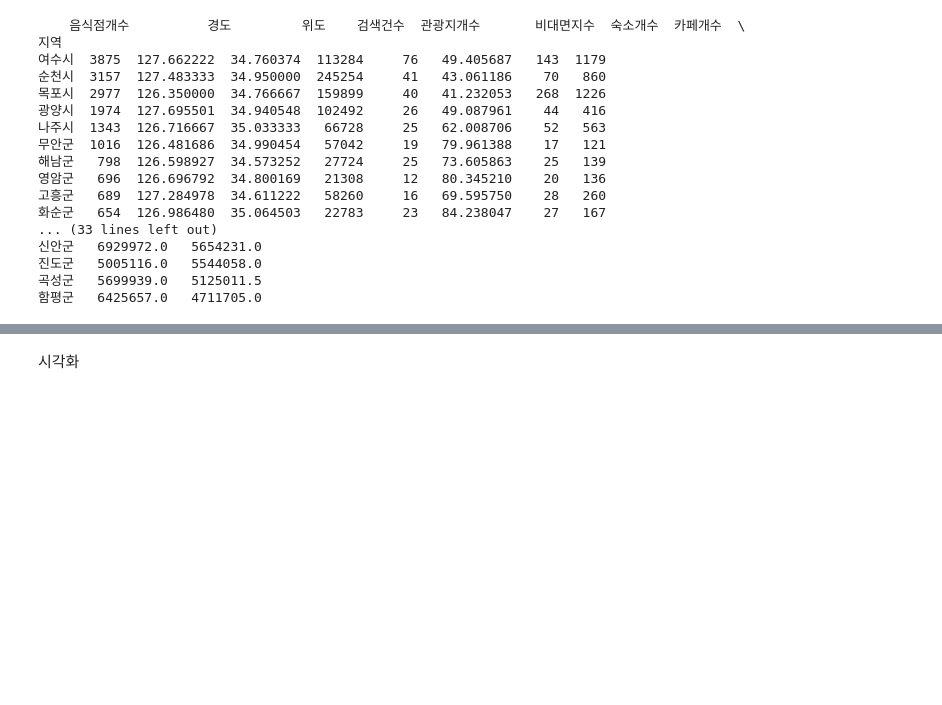
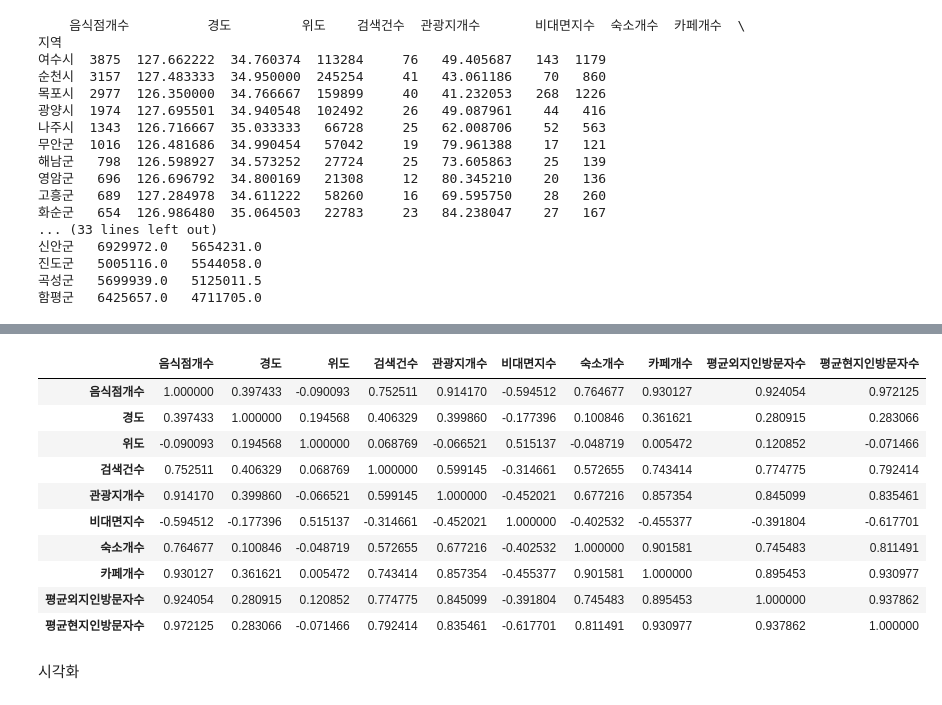
Before and after one commit to sheershay/ise-sr-project, a Jupyter notebook: clustering/clustering.ipynb, the cells around one changed output, grey strips where cells are left out. Cells and saved outputs as stored; diff of their text form; code cells hidden in the pictures; blank space fills up the shorter version.

```diff
--- a/clustering/clustering.ipynb
+++ b/clustering/clustering.ipynb
@@ -360,3 +294,19 @@ sns.pairplot(tour_corr)
+# %%
+tour_df.corr()
+#외지인방문자: 현지인>음식점>카페>관광지>검색건수>숙소개수
+#현지인방문자: 음식점>외지>카페>관광지>숙소>검색건수
+# %% [output]
+|  | 음식점개수 | 경도 | 위도 | 검색건수 | 관광지개수 | 비대면지수 | 숙소개수 | 카페개수 | 평균외지인방문자수 | 평균현지인방문자수 |
+| 음식점개수 | 1.000000 | 0.397433 | -0.090093 | 0.752511 | 0.914170 | -0.594512 | 0.764677 | 0.930127 | 0.924054 | 0.972125 |
+| 경도 | 0.397433 | 1.000000 | 0.194568 | 0.406329 | 0.399860 | -0.177396 | 0.100846 | 0.361621 | 0.280915 | 0.283066 |
+| 위도 | -0.090093 | 0.194568 | 1.000000 | 0.068769 | -0.066521 | 0.515137 | -0.048719 | 0.005472 | 0.120852 | -0.071466 |
+| 검색건수 | 0.752511 | 0.406329 | 0.068769 | 1.000000 | 0.599145 | -0.314661 | 0.572655 | 0.743414 | 0.774775 | 0.792414 |
+| 관광지개수 | 0.914170 | 0.399860 | -0.066521 | 0.599145 | 1.000000 | -0.452021 | 0.677216 | 0.857354 | 0.845099 | 0.835461 |
+| 비대면지수 | -0.594512 | -0.177396 | 0.515137 | -0.314661 | -0.452021 | 1.000000 | -0.402532 | -0.455377 | -0.391804 | -0.617701 |
+| 숙소개수 | 0.764677 | 0.100846 | -0.048719 | 0.572655 | 0.677216 | -0.402532 | 1.000000 | 0.901581 | 0.745483 | 0.811491 |
+| 카페개수 | 0.930127 | 0.361621 | 0.005472 | 0.743414 | 0.857354 | -0.455377 | 0.901581 | 1.000000 | 0.895453 | 0.930977 |
+| 평균외지인방문자수 | 0.924054 | 0.280915 | 0.120852 | 0.774775 | 0.845099 | -0.391804 | 0.745483 | 0.895453 | 1.000000 | 0.937862 |
+| 평균현지인방문자수 | 0.972125 | 0.283066 | -0.071466 | 0.792414 | 0.835461 | -0.617701 | 0.811491 | 0.930977 | 0.937862 | 1.000000 |
 # %% [markdown]
 시각화
 # %%
```
Also changed, not shown: parts of 11 cells of this notebook.
